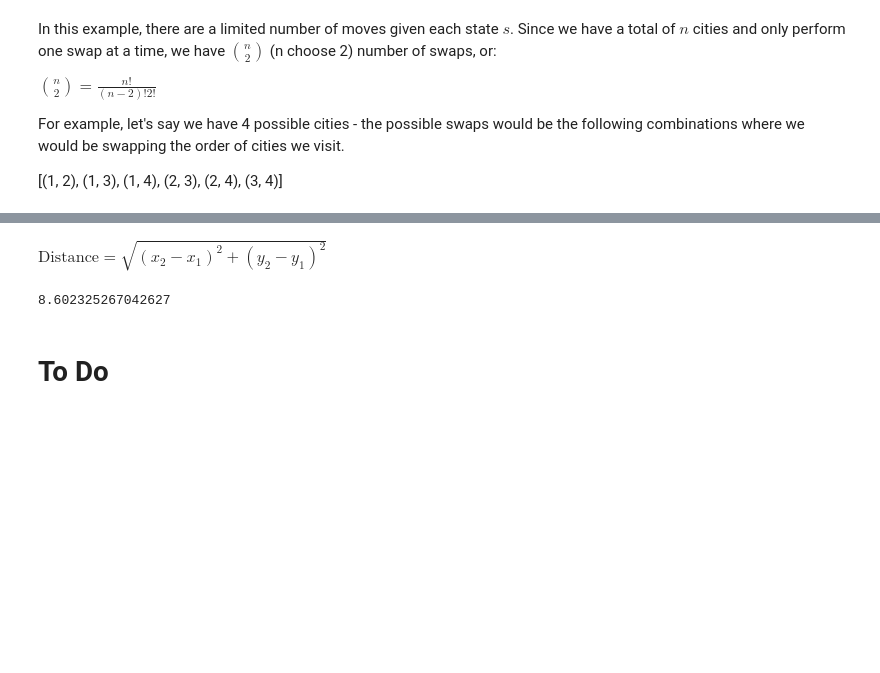
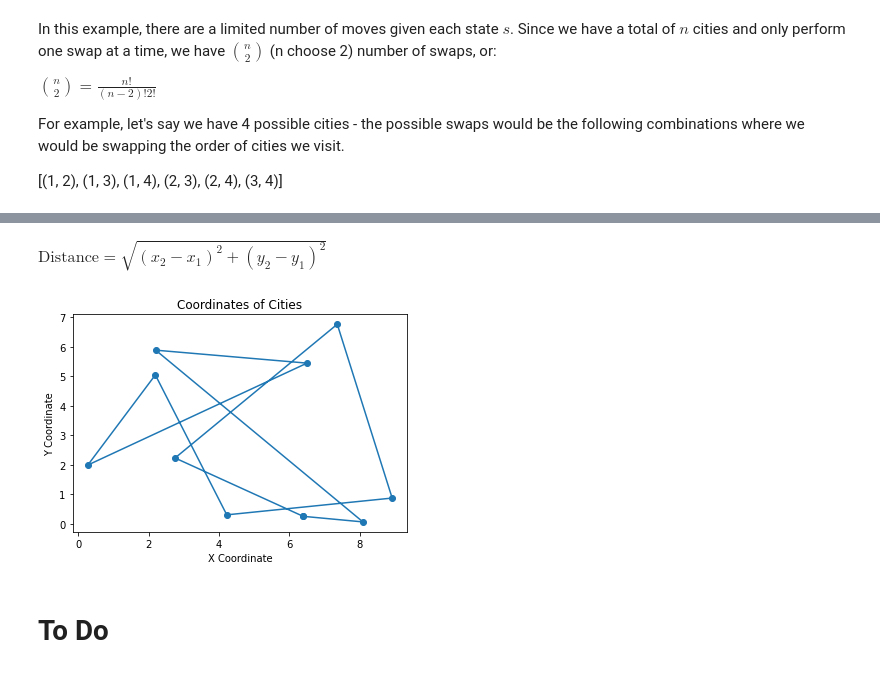
Before and after one commit to evandros-ks/fastblog, a Jupyter notebook: _notebooks/2021-12-22-Tabu_Search.ipynb, the cells around one changed output, grey strips where cells are left out. Drawn from its saved outputs; the diff is of its cells as text; code cells hidden in the pictures; blank space fills up the shorter version.

```diff
--- a/_notebooks/2021-12-22-Tabu_Search.ipynb
+++ b/_notebooks/2021-12-22-Tabu_Search.ipynb
@@ -263,8 +256,0 @@ def find_total_distance(coordinates):
-# %% [markdown]
-$\textrm{Distance} = \sqrt{(x_{2}-x_{1})^{2} + (y_{2}-y_{1})^{2}}$
-# %%
-c1 = (8,3)
-c2 = (1,8)
-distance(c1,c2)
-# %% [output]
-8.602325267042627
@@ -271,2 +267,4 @@ distance(c1,c2)
+# %% [markdown]
+$\textrm{Distance} = \sqrt{(x_{2}-x_{1})^{2} + (y_{2}-y_{1})^{2}}$
 # %%
 def objective_fn(coordinates):
@@ -272,0 +272,20 @@ def objective_fn(coordinates):
+# %%
+import matplotlib.pyplot as plt
+import random
+
+random.seed(42)
+
+num_cities = 10
+coordinates = [(round(random.uniform(0, 10), 2), round(random.uniform(0, 10), 2)) for _ in range(num_cities)]
+coordinates = coordinates + [coordinates[0]]
+
+plt.scatter(*zip(*(coordinates)))
+plt.plot(*zip(*(coordinates)))
+
+
+plt.title('Coordinates of Cities')
+plt.xlabel('X Coordinate')
+plt.ylabel('Y Coordinate')
+plt.show()
+# %% [output]
+[figure, added]
```
Also changed, not shown: parts of 9 cells of this notebook.
